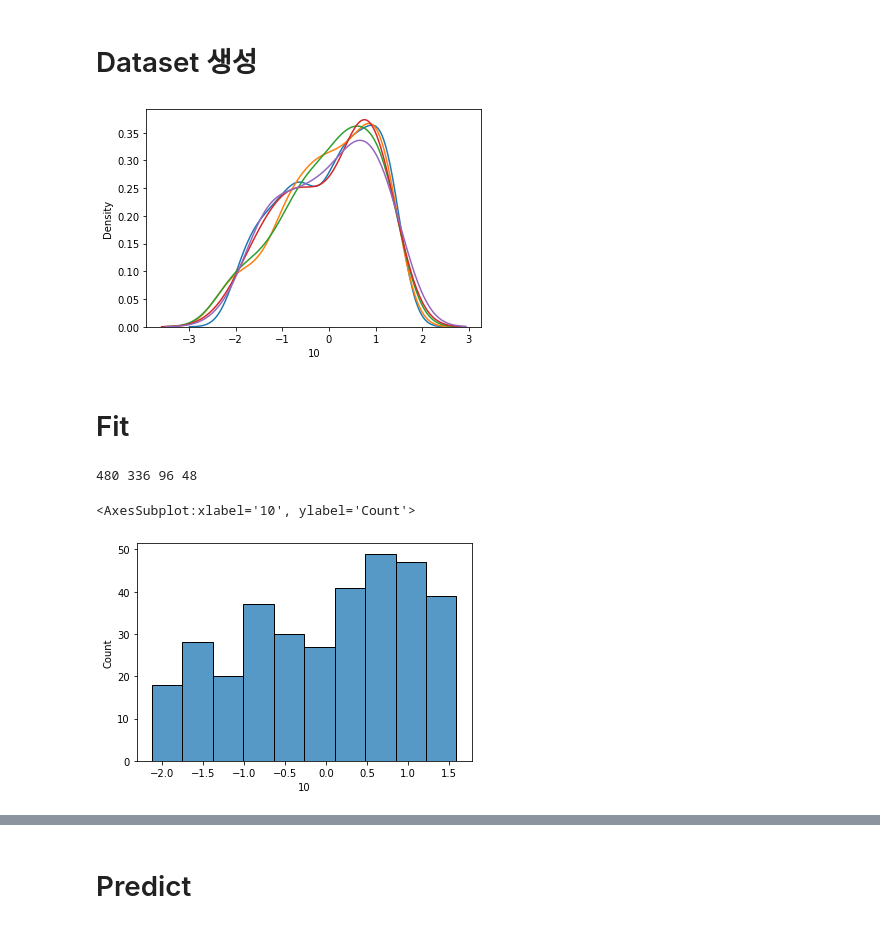
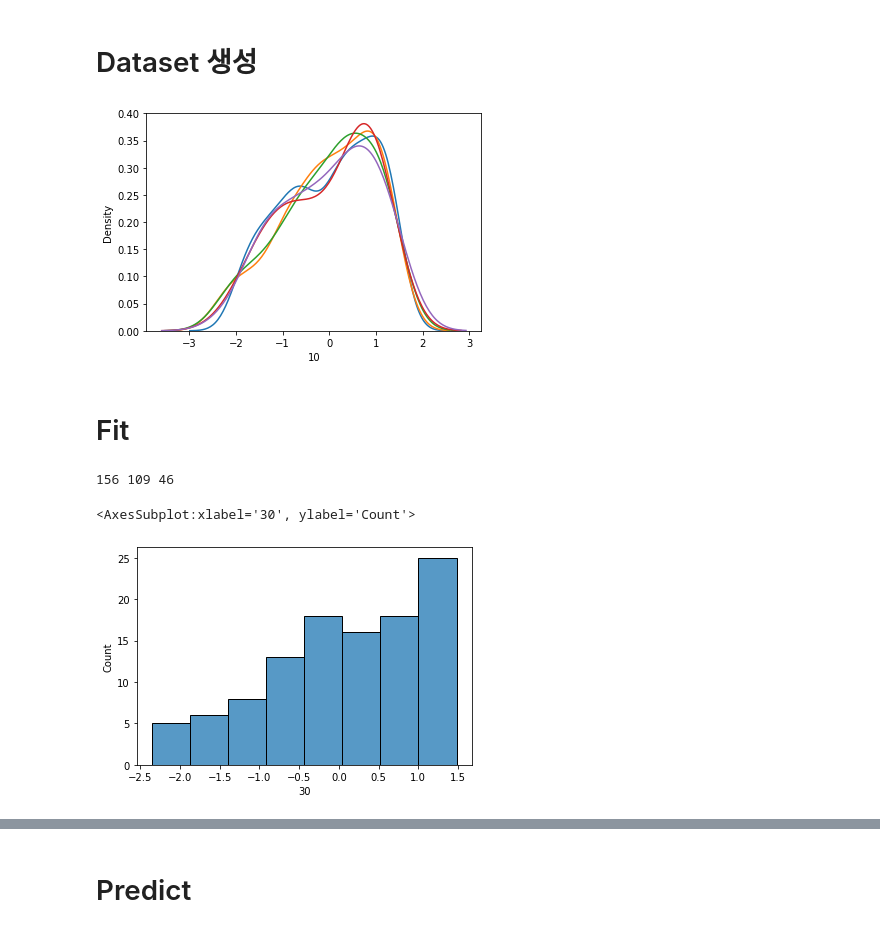
Before and after one commit to pathces-gone/study-python-stock, a Jupyter notebook: AssetAllocationV2/scartch-fred.ipynb, the cells around one changed output, grey strips where cells are left out. Drawn from its saved outputs; the diff is of its cells as text; code cells hidden in the pictures.

```diff
--- a/AssetAllocationV2/scartch-fred.ipynb
+++ b/AssetAllocationV2/scartch-fred.ipynb
@@ -20,6 +20,8 @@ from dateutil import relativedelta
 
 key = os.environ.get('FRED_KEY')
 fred = Fred(api_key=key)
+
+_WINSEL_ = 30
 # %%
 def normalize(df):
     normalized_df=(df-df.min())/(df.max()-df.min())
@@ -42,7 +44,7 @@ date_to_index = lambda x: x.astype('str')
 index_to_date = lambda x: pd.to_datetime(x.index)
 # %%
 start= "2004-01-03"
-end  = "2022-06-03"
+end  = "2022-01-03"
 
 indicator   = fred.get_series('T5YIFR',observation_start=start, observation_end=end)
 #indicator   = fred.get_series('AMTMNO',observation_start=start, observation_end=end)
@@ -75,15 +77,13 @@ def kernel(indicator_set, stock_set, WINDOW:int):
     return normalize(score)
 
 
-def split_dataset(dataset, prob:list = [0.7, 0.2, 0.1]):
+def split_dataset(dataset, prob:list = [0.7, 0.3]):
     _len = len(dataset)
     ptr = 0
     training_set   = dataset.iloc[:int(_len*prob[0])]
     ptr += int(_len*prob[0])
     validation_set = dataset.iloc[ptr: ptr+int(_len*prob[1])]
-    ptr += int(_len*prob[1])
-    test_set       = dataset.iloc[ptr:ptr+int(_len*prob[2])]
-    return training_set, validation_set, test_set
+    return training_set, validation_set
 # %%
 indicator_set, stock_set = indicator, stock
 
@@ -94,20 +94,20 @@ for i,w in enumerate(windows):
     scores[str(w)] = kernel(indicator_set, stock_set, w)
     sns.kdeplot(data=scores[str(w)])
 # %% [output]
-[figure, old version]
+[figure, new version]
 # %% [markdown]
 # Fit
 # %%
-sel_dset = scores[str(windows[0])].dropna()
-training_set,validation_set, test_set = split_dataset(sel_dset)
+sel_dset = scores[str(_WINSEL_)].dropna()
+training_set, validation_set = split_dataset(sel_dset)
 
-print(len(sel_dset),len(training_set), len(validation_set),len(test_set) )
+print(len(sel_dset),len(training_set), len(validation_set))
 
 sns.histplot(data= training_set)
 # %% [output]
-480 336 96 48
+156 109 46
-<AxesSubplot:xlabel='10', ylabel='Count'>
+<AxesSubplot:xlabel='30', ylabel='Count'>
-[figure, old version]
+[figure, new version]
 # %%
 import numpy as np
 from sklearn.mixture import GaussianMixture
```
Also changed, not shown: parts of 12 cells of this notebook.
